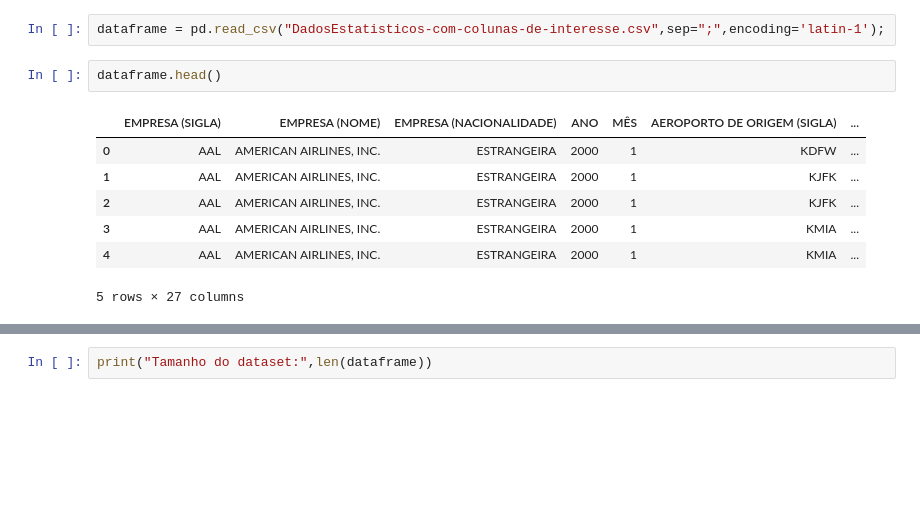
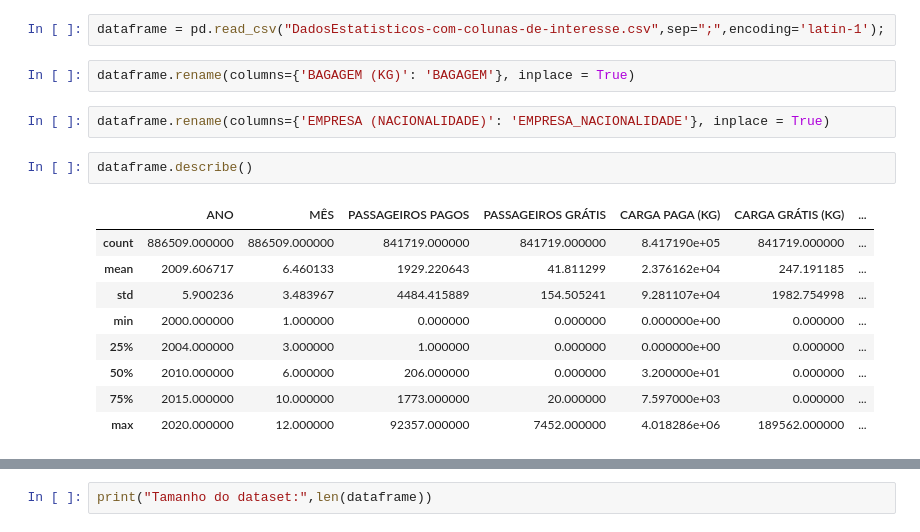
Before and after one commit to MaisaVidal/trabalho_estatistica, a Jupyter notebook: analise-temporal-base-anac-maisa.ipynb, the cells around one changed output, grey strips where cells are left out. Drawn from its saved outputs; the diff is of its cells as text; blank space fills up the shorter version.

```diff
--- a/analise-temporal-base-anac-maisa.ipynb
+++ b/analise-temporal-base-anac-maisa.ipynb
@@ -2,13 +2,19 @@
 import pandas as pd
 # %%
 dataframe = pd.read_csv("DadosEstatisticos-com-colunas-de-interesse.csv",sep=";",encoding='latin-1');
+# %%
+dataframe.rename(columns={'BAGAGEM (KG)': 'BAGAGEM'}, inplace = True)
+# %%
+dataframe.rename(columns={'EMPRESA (NACIONALIDADE)': 'EMPRESA_NACIONALIDADE'}, inplace = True)
 # %%
-dataframe.head()
+dataframe.describe()
 # %% [output]
-|  | EMPRESA (SIGLA) | EMPRESA (NOME) | EMPRESA (NACIONALIDADE) | ANO | MÊS | AEROPORTO DE ORIGEM (SIGLA) | ... |
-| 0 | AAL | AMERICAN AIRLINES, INC. | ESTRANGEIRA | 2000 | 1 | KDFW | ... |
-| 1 | AAL | AMERICAN AIRLINES, INC. | ESTRANGEIRA | 2000 | 1 | KJFK | ... |
-| 2 | AAL | AMERICAN AIRLINES, INC. | ESTRANGEIRA | 2000 | 1 | KJFK | ... |
-| 3 | AAL | AMERICAN AIRLINES, INC. | ESTRANGEIRA | 2000 | 1 | KMIA | ... |
-| 4 | AAL | AMERICAN AIRLINES, INC. | ESTRANGEIRA | 2000 | 1 | KMIA | ... |
+|  | ANO | MÊS | PASSAGEIROS PAGOS | PASSAGEIROS GRÁTIS | CARGA PAGA (KG) | CARGA GRÁTIS (KG) | ... |
+| count | 886509.000000 | 886509.000000 | 841719.000000 | 841719.000000 | 8.417190e+05 | 841719.000000 | ... |
+| mean | 2009.606717 | 6.460133 | 1929.220643 | 41.811299 | 2.376162e+04 | 247.191185 | ... |
+| std | 5.900236 | 3.483967 | 4484.415889 | 154.505241 | 9.281107e+04 | 1982.754998 | ... |
+| min | 2000.000000 | 1.000000 | 0.000000 | 0.000000 | 0.000000e+00 | 0.000000 | ... |
+| 25% | 2004.000000 | 3.000000 | 1.000000 | 0.000000 | 0.000000e+00 | 0.000000 | ... |
+| 50% | 2010.000000 | 6.000000 | 206.000000 | 0.000000 | 3.200000e+01 | 0.000000 | ... |
+| 75% | 2015.000000 | 10.000000 | 1773.000000 | 20.000000 | 7.597000e+03 | 0.000000 | ... |
+| max | 2020.000000 | 12.000000 | 92357.000000 | 7452.000000 | 4.018286e+06 | 189562.000000 | ... |
-5 rows × 27 columns
```
Also changed, not shown: parts of 4 cells of this notebook.
